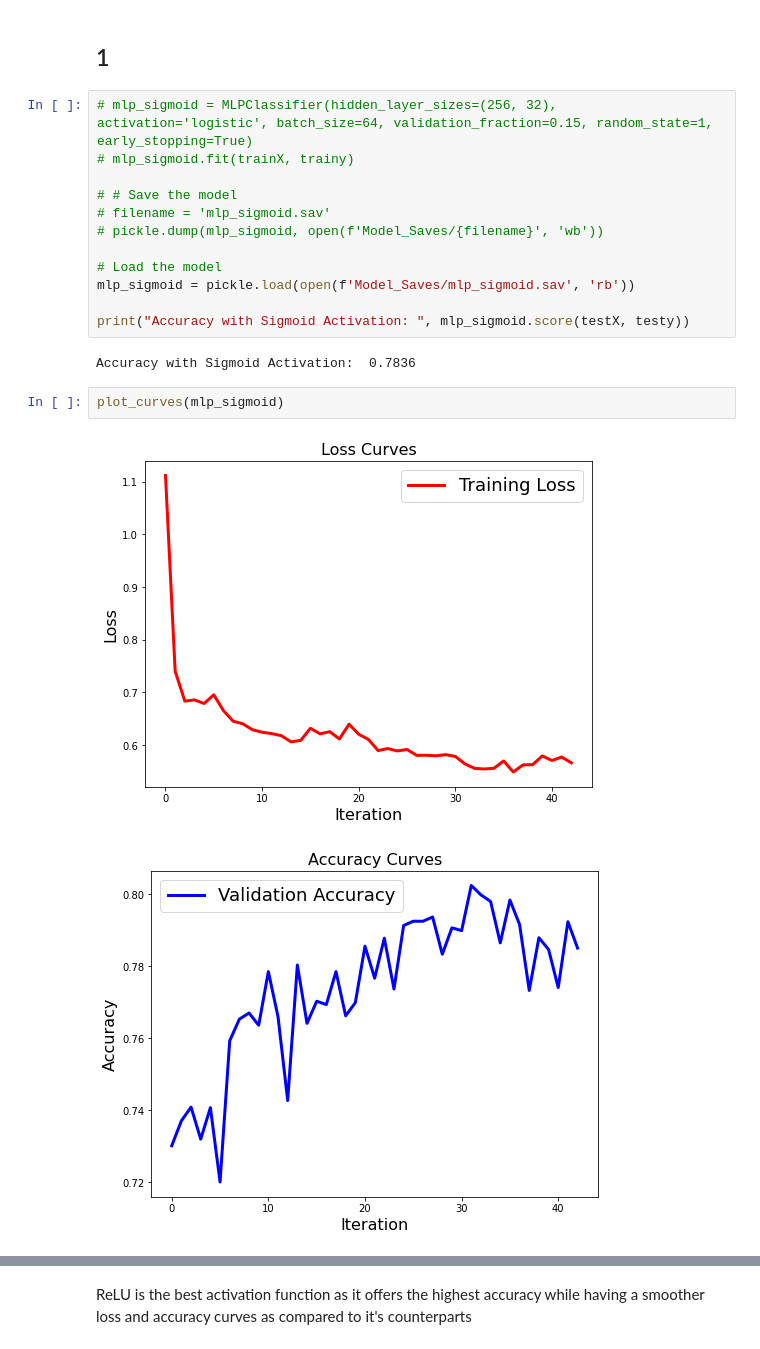
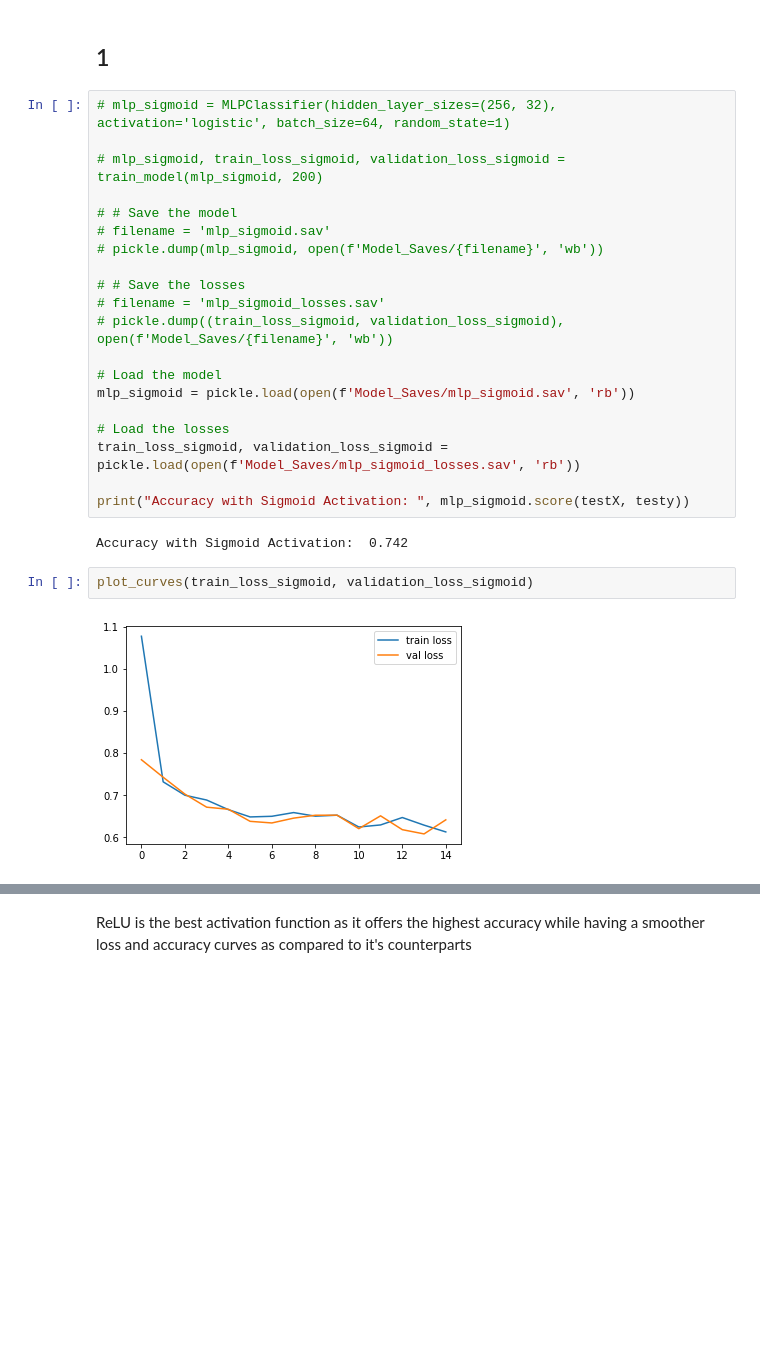
Before and after one commit to aflah02/ML_Assignments, a Jupyter notebook: Assignment 3/C.ipynb, the cells around one changed output, grey strips where cells are left out. Cells and saved outputs as stored; diff of their text form; blank space fills up the shorter version.

```diff
--- a/Assignment 3/C.ipynb
+++ b/Assignment 3/C.ipynb
@@ -23,22 +41,29 @@ testX = testX.reshape((testX.shape[0], 28 * 28))
 # %% [markdown]
 ## 1
 # %%
-# mlp_sigmoid = MLPClassifier(hidden_layer_sizes=(256, 32), activation='logistic', batch_size=64, validation_fraction=0.15, random_state=1, early_stopping=True)
-# mlp_sigmoid.fit(trainX, trainy)
+# mlp_sigmoid = MLPClassifier(hidden_layer_sizes=(256, 32), activation='logistic', batch_size=64, random_state=1)
+
+# mlp_sigmoid, train_loss_sigmoid, validation_loss_sigmoid = train_model(mlp_sigmoid, 200)
 
 # # Save the model
 # filename = 'mlp_sigmoid.sav'
 # pickle.dump(mlp_sigmoid, open(f'Model_Saves/{filename}', 'wb'))
 
+# # Save the losses
+# filename = 'mlp_sigmoid_losses.sav'
+# pickle.dump((train_loss_sigmoid, validation_loss_sigmoid), open(f'Model_Saves/{filename}', 'wb'))
+
 # Load the model
 mlp_sigmoid = pickle.load(open(f'Model_Saves/mlp_sigmoid.sav', 'rb'))
 
+# Load the losses
+train_loss_sigmoid, validation_loss_sigmoid = pickle.load(open(f'Model_Saves/mlp_sigmoid_losses.sav', 'rb'))
+
 print("Accuracy with Sigmoid Activation: ", mlp_sigmoid.score(testX, testy))
 # %% [output]
-Accuracy with Sigmoid Activation:  0.7836
+Accuracy with Sigmoid Activation:  0.742
-# %%
-plot_curves(mlp_sigmoid)
-# %% [output]
-[figure, removed]
-[figure, removed]
+# %%
+plot_curves(train_loss_sigmoid, validation_loss_sigmoid)
+# %% [output]
+[figure, added]
 # %%
```
Also changed, not shown: parts of 37 cells of this notebook, 14 other files.
